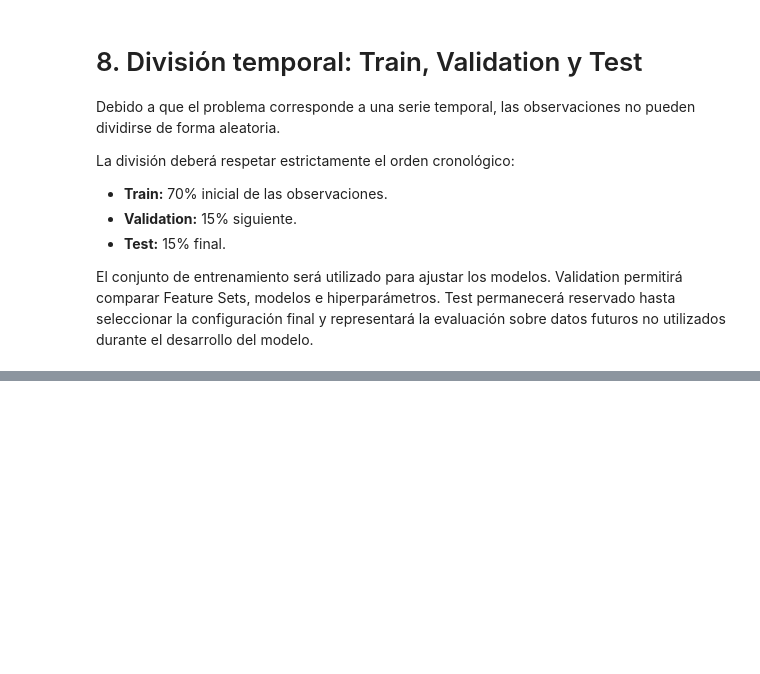
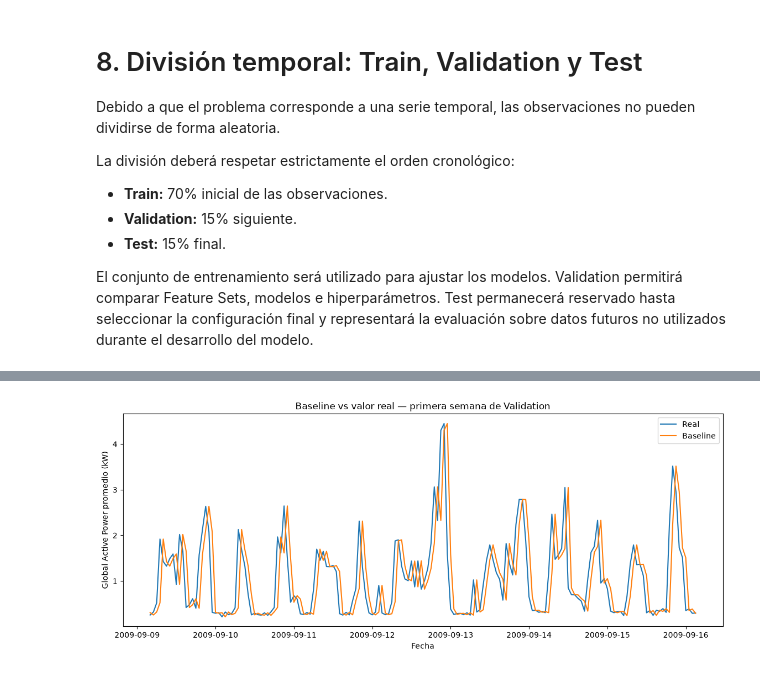
Before and after one commit to alexandrachr2303/Proyecto-Household-Power-G7, a Jupyter notebook: 02_timeseries_feature_engineering_modeling.ipynb, the cells around one changed output, grey strips where cells are left out. Saved outputs shown, nothing was run; the diff lists cells and outputs as text; code cells hidden in the pictures; blank space fills up the shorter version.

```diff
--- a/02_timeseries_feature_engineering_modeling.ipynb
+++ b/02_timeseries_feature_engineering_modeling.ipynb
@@ -1230,0 +1467,29 @@ desarrollo del modelo.
+# %%
+baseline_plot = validation[
+    [target, "lag_1"]
+].iloc[:24 * 7]
+
+plt.figure(figsize=(14, 5))
+
+plt.plot(
+    baseline_plot.index,
+    baseline_plot[target],
+    label="Real"
+)
+
+plt.plot(
+    baseline_plot.index,
+    baseline_plot["lag_1"],
+    label="Baseline"
+)
+
+plt.title(
+    "Baseline vs valor real — primera semana de Validation"
+)
+
+plt.xlabel("Fecha")
+plt.ylabel("Global Active Power promedio (kW)")
+plt.legend()
+plt.show()
+# %% [output]
+[figure, added]
```
Also changed, not shown: parts of 104 cells of this notebook, 4 other files.
